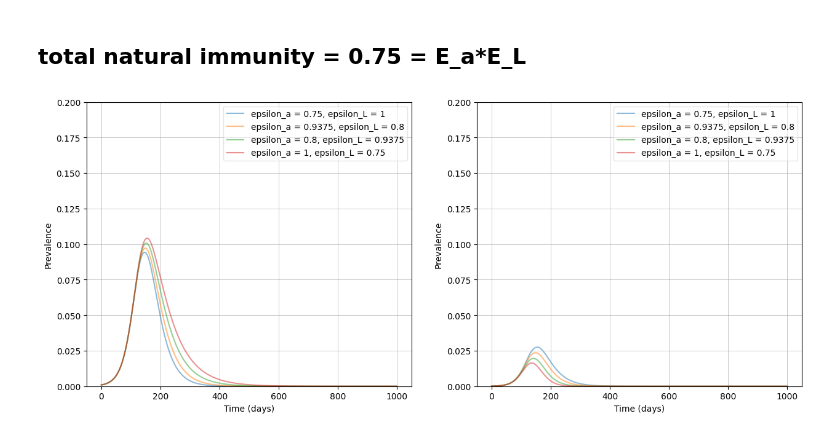
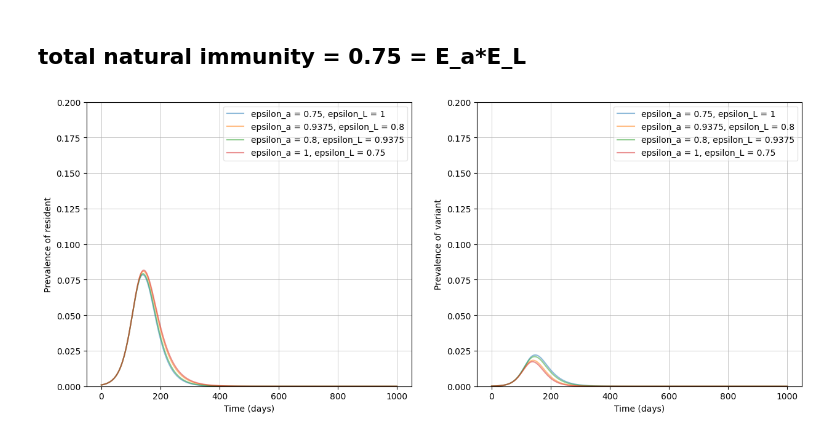
Before and after one commit to condusinew/vaccine_failure_escape, a Jupyter notebook: SIR_mode_natimm.ipynb, the cells around one changed output. Saved outputs shown, nothing was run; the diff lists cells and outputs as text; code cells hidden in the pictures.

```diff
--- a/SIR_mode_natimm.ipynb
+++ b/SIR_mode_natimm.ipynb
@@ -716,21 +744,22 @@ plot_many(ylim_max = 0.2,**kwargs)
 # %%
 #list of epsilons. epsilons of the same index can be multiplied to get natural immunity = 0.5 = E_a*E_L
 epsilona = [0.75, 0.9375, 0.8, 1]
 epsilonL = [1, 0.8, 0.9375, 0.75]
 kwargs = {}
+solutions = []
 
 
 #loop thru epsilon values and solve to get many solutions at same protection level
 for i in range(len(epsilona)):
   solution = solve_ivp(SIR_model_rv,
                       [0,t],
                       y0,
                       args=(mu, betar, gammar, betav, gammav, epsilona[i], epsilonL[i]),
                       dense_output=True,
                       t_eval=np.linspace(0, t, t + 1),)
   solutions.append(solution)
   kwargs[str(epsilona[i])] = [str(epsilonL[i]), solutions[i]]
+
+plot_many_eps(ylim_max = 0.2,**kwargs)
+# %% [output]
+[figure, added]
-# %%
-plot_many(ylim_max = 0.2,**kwargs)
-# %% [output]
-[figure, removed]
```
Also changed, not shown: parts of 18 cells of this notebook.
